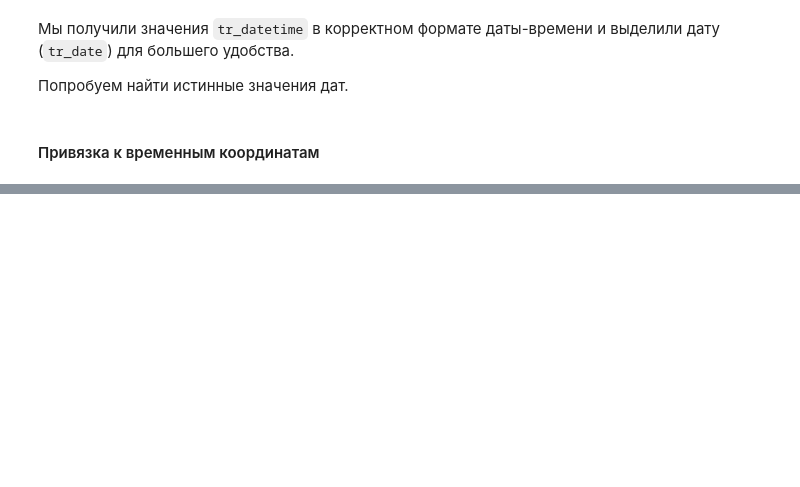
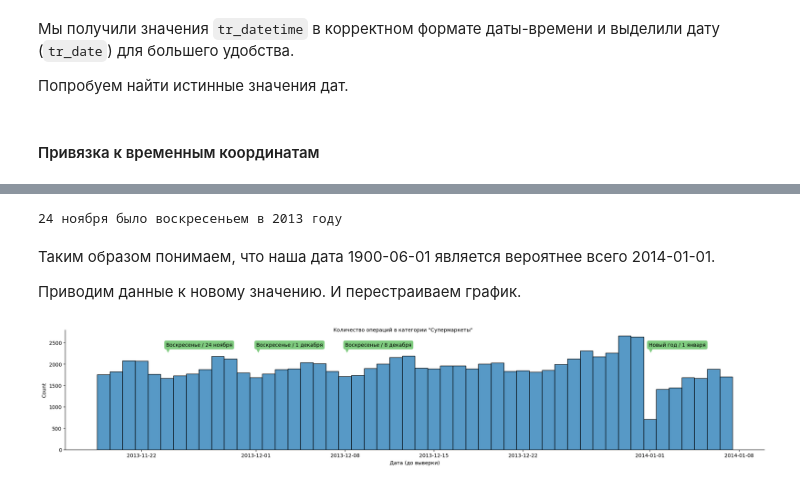
Before and after one commit to GreenArt11/sberkaggle, a Jupyter notebook: 2 transactions set.ipynb, the cells around one changed output, grey strips where cells are left out. Drawn from its saved outputs; the diff is of its cells as text; code cells hidden in the pictures; blank space fills up the shorter version.

```diff
--- a/2 transactions set.ipynb
+++ b/2 transactions set.ipynb
@@ -355,0 +447,39 @@ rawset.sample(5, random_state=11)
+# %%
+for i in range(2010, 2019):
+    if datetime.date(i,11,24).isoweekday() == 7:
+        print(f'24 ноября было воскресеньем в {i} году')
+# %% [output]
+24 ноября было воскресеньем в 2013 году
+# %% [markdown]
+Таким образом понимаем, что наша дата 1900-06-01 является вероятнее всего 2014-01-01.
+
+Приводим данные к новому значению. И перестраиваем график.
+# %%
+date_diff = datetime.date(2014,1,1) - datetime.date(1900,6,3)
+
+rawset['tr_datetime'] = rawset['tr_datetime'] + date_diff
+rawset['tr_date'] = rawset['tr_datetime'].apply(lambda x: x.date())
+# %%
+ax = sns.displot(
+    rawset[
+        (rawset['mcc_description']=='Бакалейные магазины (5411)')
+        & (rawset['tr_date'] > datetime.date(1900,4,20)+date_diff)
+        & (rawset['tr_date'] < datetime.date(1900,6,10)+date_diff)
+    ][['tr_date', 'gender']],
+    x='tr_date',
+    height=4,
+    aspect=5,
+)
+
+ax.fig.suptitle('Количество операций в категории "Супермаркеты"', fontsize=10)
+ax.set_axis_labels("Дата (до выверки)")
+ax.set_titles("Количество операций")
+
+
+# проставляем а
+anno(0.835, 0.85, 'Новый год / 1 января',)
+anno(0.177, 0.85, 'Воскресенье / 24 ноября',)
+anno(0.30, 0.85, 'Воскресенье / 1 декабря',)
+anno(0.421, 0.85, 'Воскресенье / 8 декабря',)
+# %% [output]
+[figure, added]
```
Also changed, not shown: parts of 19 cells of this notebook.
